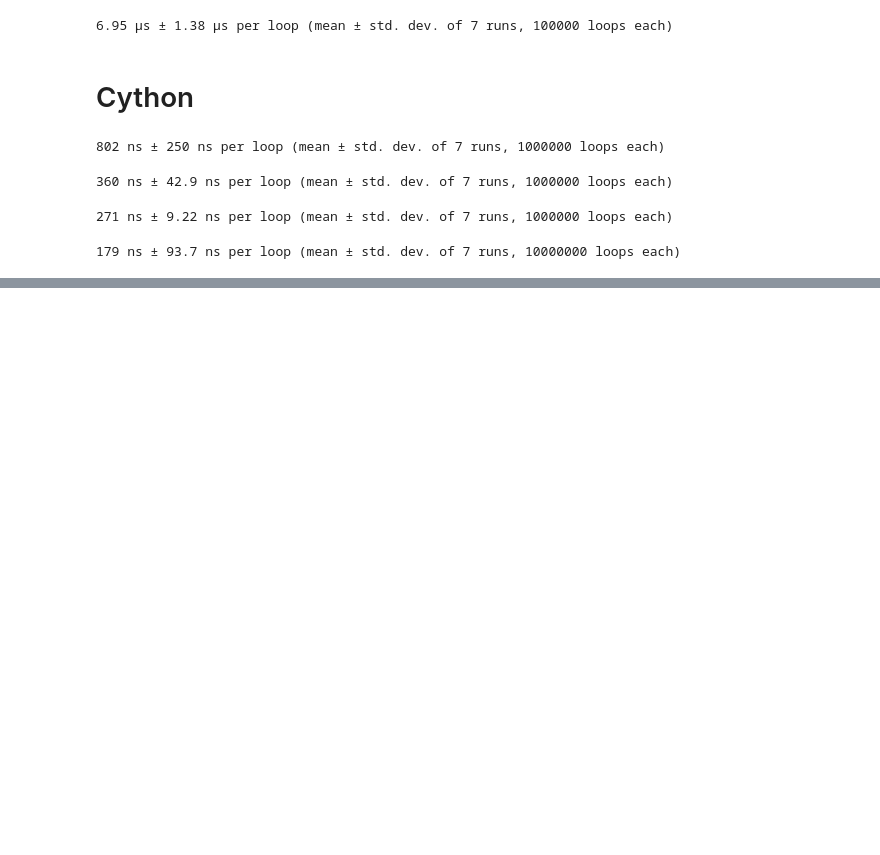
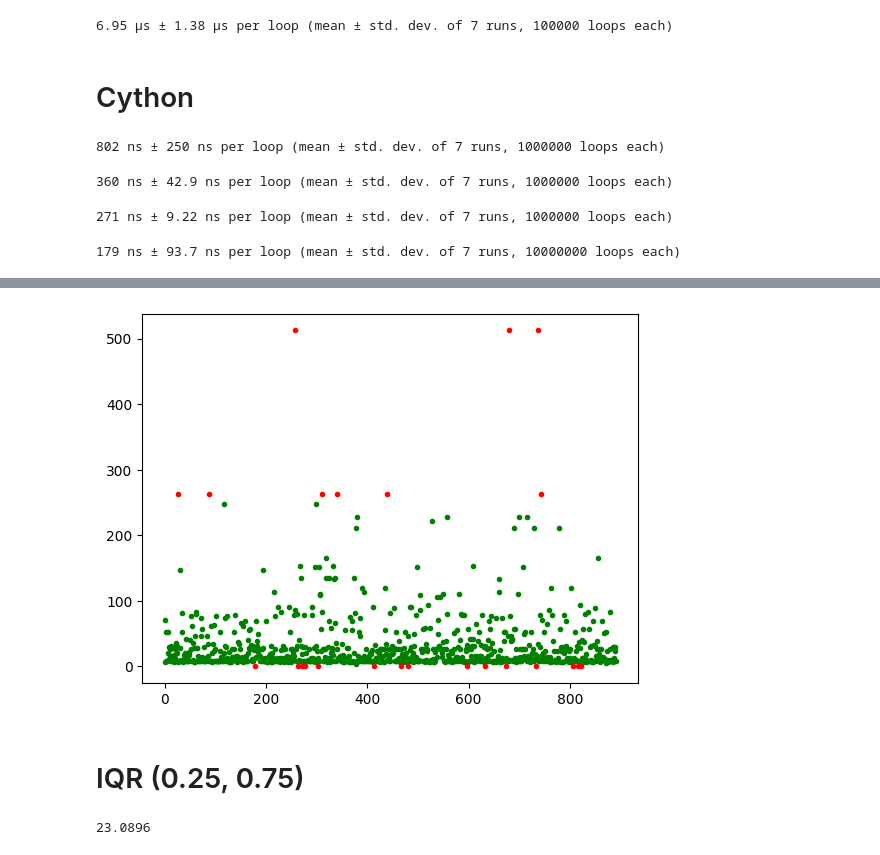
Before and after one commit to cybergigz/data-science, a Jupyter notebook: nondegree_pim_2.ipynb, the cells around one changed output, grey strips where cells are left out. Saved outputs shown, nothing was run; the diff lists cells and outputs as text; code cells hidden in the pictures; blank space fills up the shorter version.

```diff
--- a/nondegree_pim_2.ipynb
+++ b/nondegree_pim_2.ipynb
@@ -2236,0 +2499,9 @@ pc_count_even([1, 2, 3, 4, 5, 6])
+# %%
+import matplotlib.pyplot as plt
+plt.plot(inlier, '.g')
+plt.plot(outlier, '.r')
+plt.show()
+# %% [output]
+[figure, added]
+# %% [markdown]
+# IQR (0.25, 0.75)
@@ -2236,0 +2511,5 @@ pc_count_even([1, 2, 3, 4, 5, 6])
+# %%
+iqr = q3-q1
+iqr
+# %% [output]
+23.0896
```
Also changed, not shown: parts of 47 cells of this notebook.
